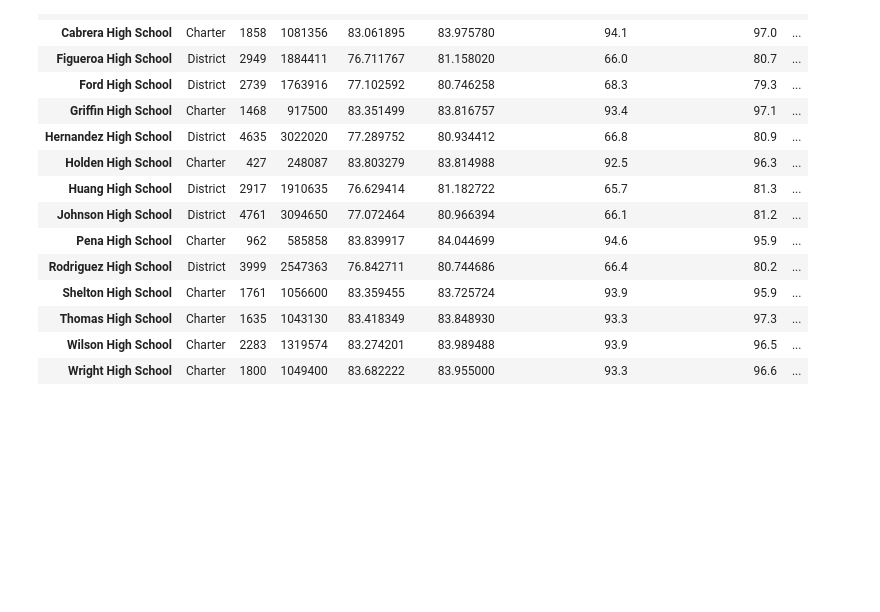
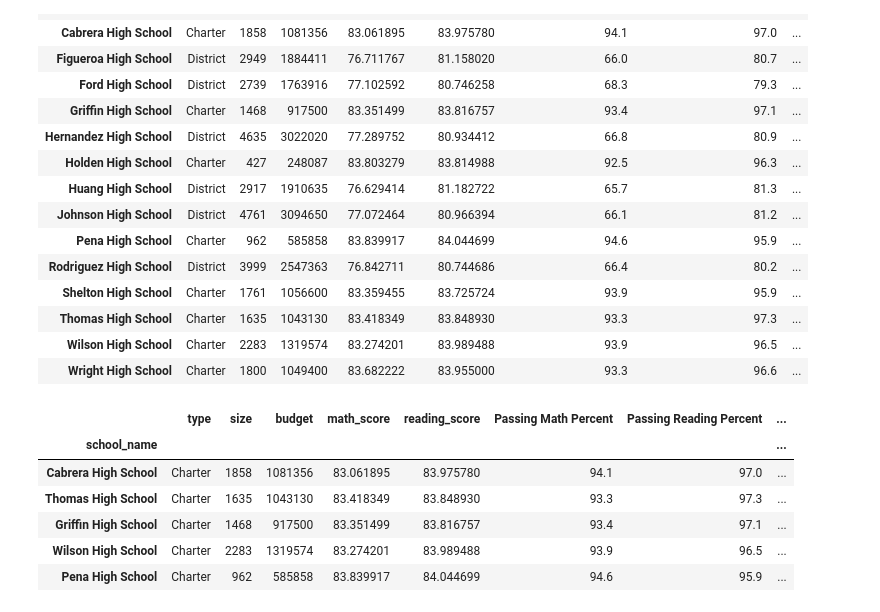
Before and after one commit to rileyfritz/pandas-challenge, a Jupyter notebook: PyCitySchools/PyCity Schools.ipynb, the cells around one changed output. Cells and saved outputs as stored; diff of their text form; code cells hidden in the pictures; blank space fills up the shorter version.

```diff
--- a/PyCitySchools/PyCity Schools.ipynb
+++ b/PyCitySchools/PyCity Schools.ipynb
@@ -137,3 +138,15 @@ schools_summary_df
 | Thomas High School | Charter | 1635 | 1043130 | 83.418349 | 83.848930 | 93.3 | 97.3 | ... |
 | Wilson High School | Charter | 2283 | 1319574 | 83.274201 | 83.989488 | 93.9 | 96.5 | ... |
 | Wright High School | Charter | 1800 | 1049400 | 83.682222 | 83.955000 | 93.3 | 96.6 | ... |
+# %%
+# new dfs sorted by passing %
+top_five = schools_summary_df.sort_values('Passing Both Percent', ascending = False)
+top_five.head()
+# %% [output]
+|  | type | size | budget | math_score | reading_score | Passing Math Percent | Passing Reading Percent | ... |
+| school_name |  |  |  |  |  |  |  | ... |
+| Cabrera High School | Charter | 1858 | 1081356 | 83.061895 | 83.975780 | 94.1 | 97.0 | ... |
+| Thomas High School | Charter | 1635 | 1043130 | 83.418349 | 83.848930 | 93.3 | 97.3 | ... |
+| Griffin High School | Charter | 1468 | 917500 | 83.351499 | 83.816757 | 93.4 | 97.1 | ... |
+| Wilson High School | Charter | 2283 | 1319574 | 83.274201 | 83.989488 | 93.9 | 96.5 | ... |
+| Pena High School | Charter | 962 | 585858 | 83.839917 | 84.044699 | 94.6 | 95.9 | ... |
```
Also changed, not shown: parts of 9 cells of this notebook.
